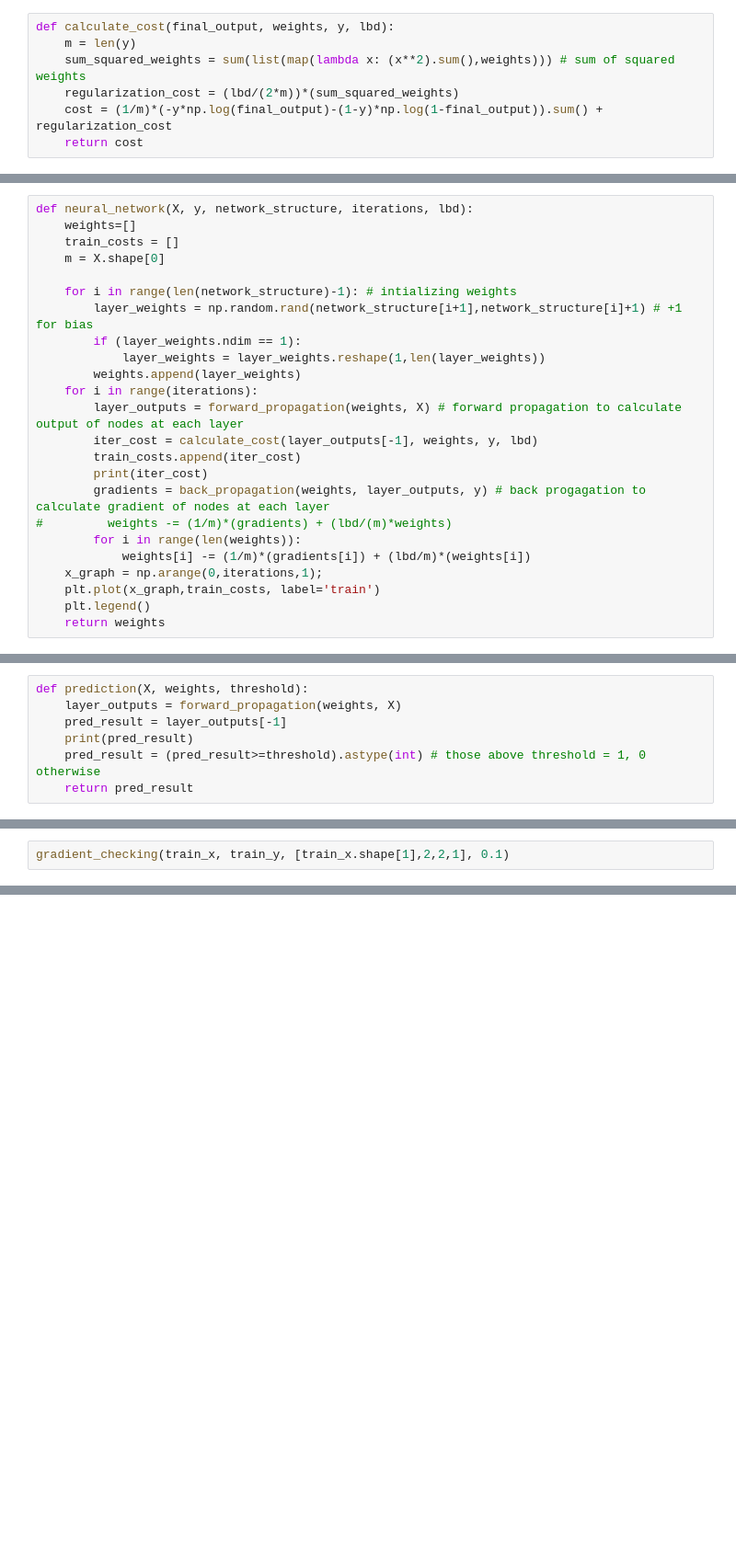
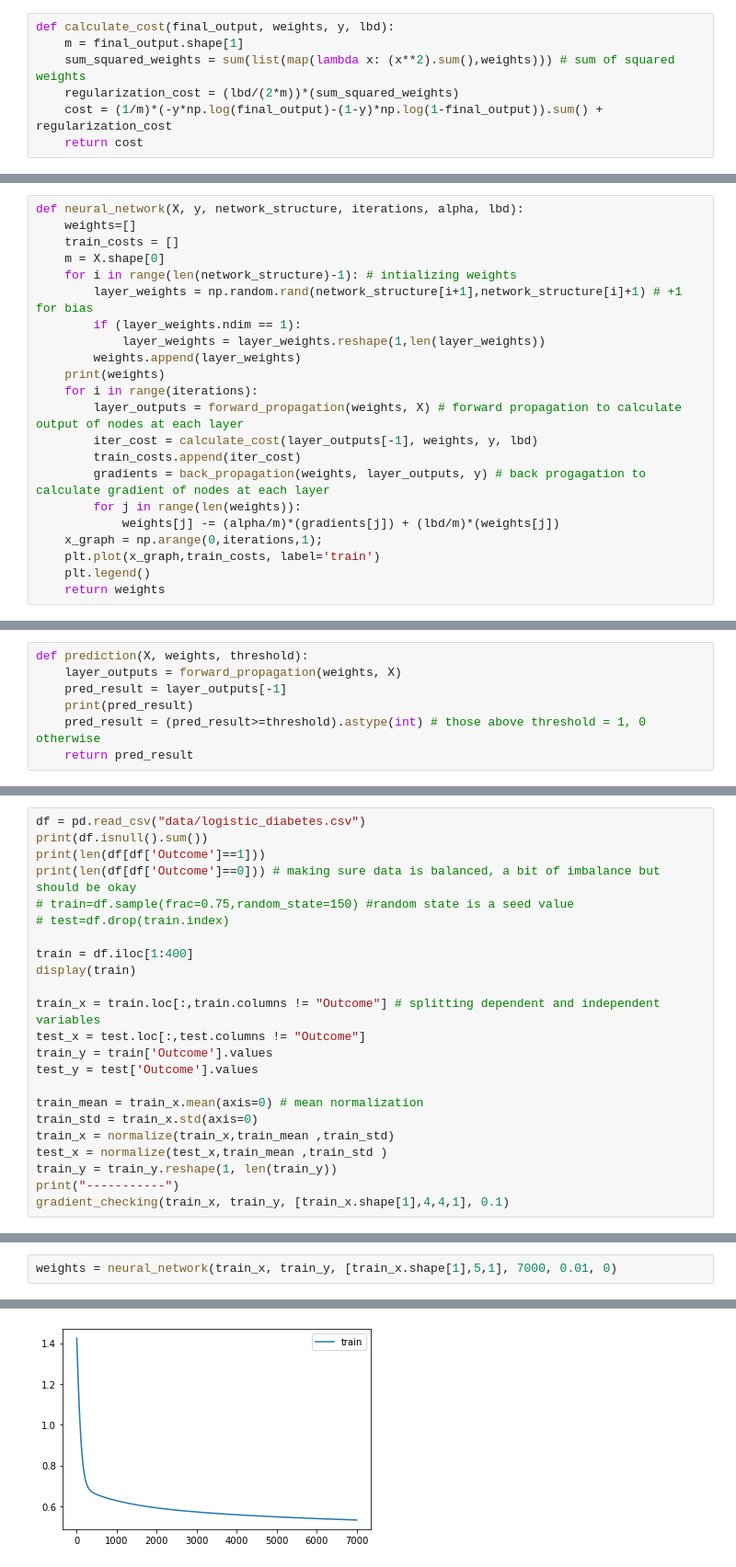
Before and after one commit to Davidyao99/machine-learning-basic, a Jupyter notebook: Neural Network.ipynb, the cells around one changed output, grey strips where cells are left out. Shown at 92% size. Cells and saved outputs as stored; diff of their text form; blank space fills up the shorter version.

```diff
--- a/Neural Network.ipynb
+++ b/Neural Network.ipynb
@@ -30,7 +30,7 @@ def forward_propagation(weights, X):
     return layer_outputs
 # %%
 def calculate_cost(final_output, weights, y, lbd):
-    m = len(y)
+    m = final_output.shape[1]
     sum_squared_weights = sum(list(map(lambda x: (x**2).sum(),weights))) # sum of squared weights
     regularization_cost = (lbd/(2*m))*(sum_squared_weights)
     cost = (1/m)*(-y*np.log(final_output)-(1-y)*np.log(1-final_output)).sum() + regularization_cost
@@ -53,25 +52,23 @@ def back_propagation(weights, layer_outputs, y):
         gradients.insert(0,grad)
     return gradients
 # %%
-def neural_network(X, y, network_structure, iterations, lbd):
+def neural_network(X, y, network_structure, iterations, alpha, lbd):
     weights=[]
     train_costs = []
     m = X.shape[0]
-
     for i in range(len(network_structure)-1): # intializing weights
         layer_weights = np.random.rand(network_structure[i+1],network_structure[i]+1) # +1 for bias
         if (layer_weights.ndim == 1):
             layer_weights = layer_weights.reshape(1,len(layer_weights))
         weights.append(layer_weights)
+    print(weights)
     for i in range(iterations):
         layer_outputs = forward_propagation(weights, X) # forward propagation to calculate output of nodes at each layer
         iter_cost = calculate_cost(layer_outputs[-1], weights, y, lbd)
         train_costs.append(iter_cost)
-        print(iter_cost)
         gradients = back_propagation(weights, layer_outputs, y) # back progagation to calculate gradient of nodes at each layer
-#         weights -= (1/m)*(gradients) + (lbd/(m)*weights)
-        for i in range(len(weights)):
-            weights[i] -= (1/m)*(gradients[i]) + (lbd/m)*(weights[i])
+        for j in range(len(weights)):
+            weights[j] -= (alpha/m)*(gradients[j]) + (lbd/m)*(weights[j])
     x_graph = np.arange(0,iterations,1);
     plt.plot(x_graph,train_costs, label='train')
     plt.legend()
@@ -134,0 +164,23 @@ def gradient_checking(X, y, network_structure, lbd):
+# %%
+df = pd.read_csv("data/logistic_diabetes.csv")
+print(df.isnull().sum())
+print(len(df[df['Outcome']==1]))
+print(len(df[df['Outcome']==0])) # making sure data is balanced, a bit of imbalance but should be okay
+# train=df.sample(frac=0.75,random_state=150) #random state is a seed value
+# test=df.drop(train.index)
+
+train = df.iloc[1:400]
+display(train)
+
+train_x = train.loc[:,train.columns != "Outcome"] # splitting dependent and independent variables
+test_x = test.loc[:,test.columns != "Outcome"]
+train_y = train['Outcome'].values
+test_y = test['Outcome'].values
+
+train_mean = train_x.mean(axis=0) # mean normalization
+train_std = train_x.std(axis=0)
+train_x = normalize(train_x,train_mean ,train_std)
+test_x = normalize(test_x,train_mean ,train_std )
+train_y = train_y.reshape(1, len(train_y))
+print("-----------")
+gradient_checking(train_x, train_y, [train_x.shape[1],4,4,1], 0.1)
@@ -135,3 +230,3 @@ def gradient_checking(X, y, network_structure, lbd):
 # %%
-gradient_checking(train_x, train_y, [train_x.shape[1],2,2,1], 0.1)
+weights = neural_network(train_x, train_y, [train_x.shape[1],5,1], 7000, 0.01, 0)
 # %% [output]
@@ -150,0 +244 @@ gradient_checking(train_x, train_y, [train_x.shape[1],2,2,1], 0.1)
+[figure, added]
```
Also changed, not shown: parts of 15 cells of this notebook.
